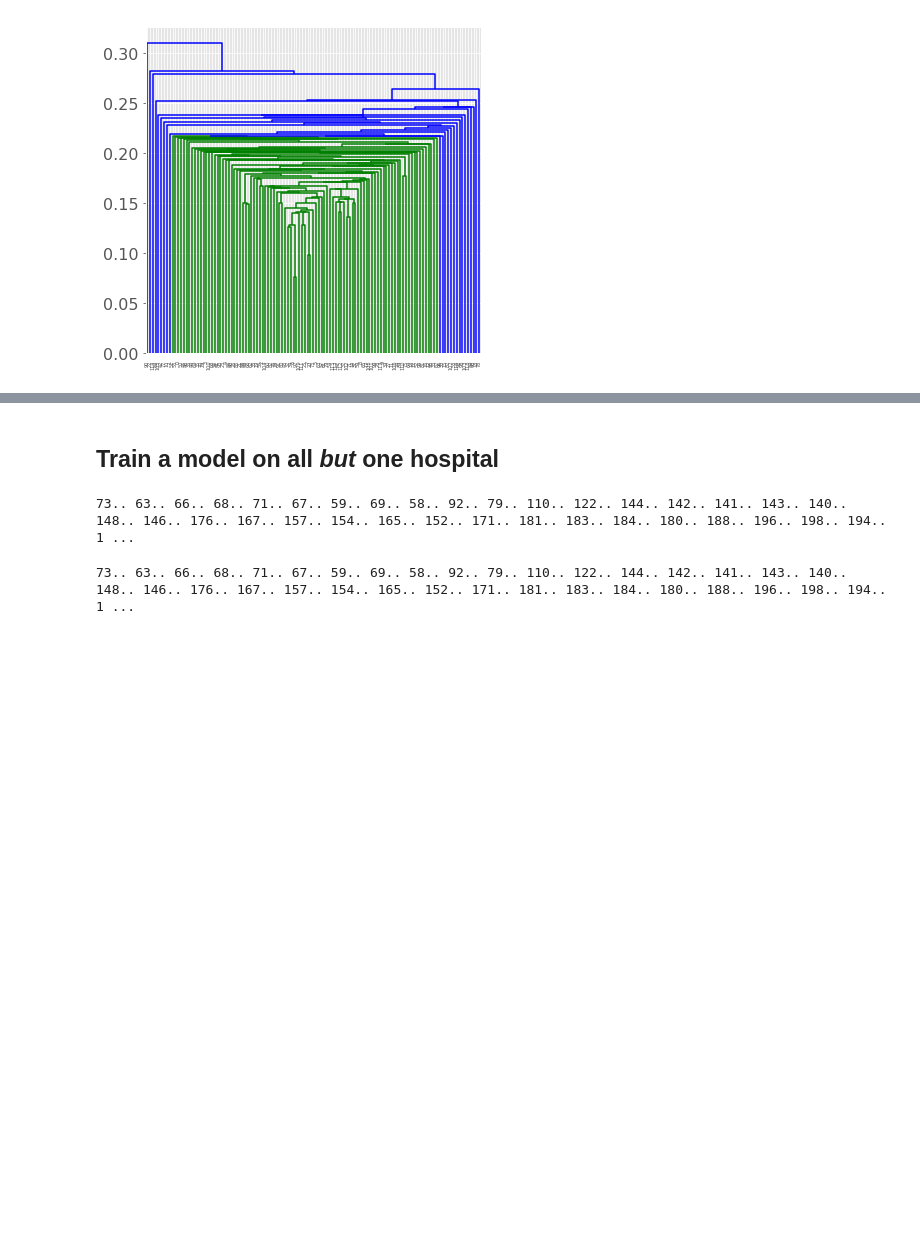
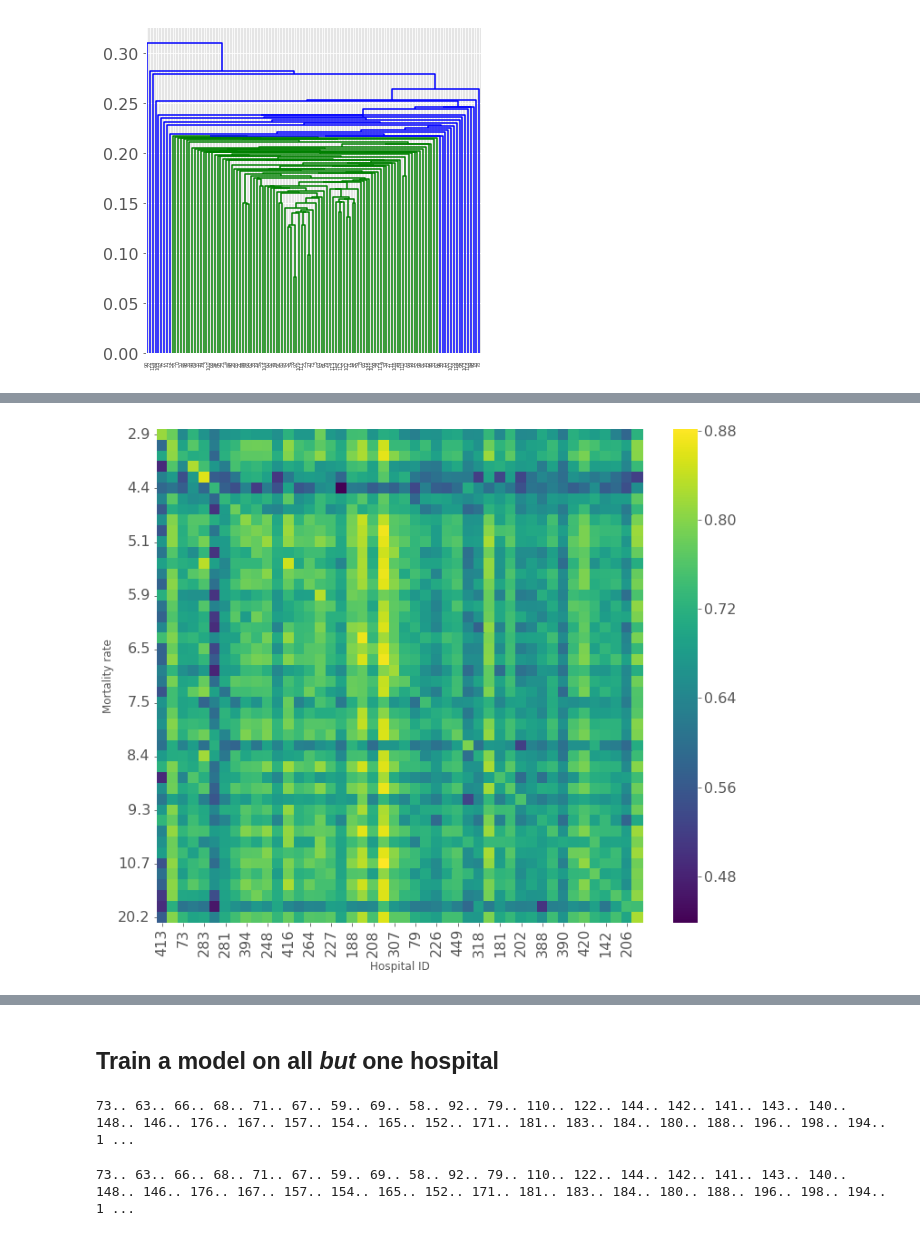
Before and after one commit to alistairewj/icu-model-transfer, a Jupyter notebook: evaluate-model.ipynb, the cells around one changed output, grey strips where cells are left out. Saved outputs shown, nothing was run; the diff lists cells and outputs as text; code cells hidden in the pictures; blank space fills up the shorter version.

```diff
--- a/evaluate-model.ipynb
+++ b/evaluate-model.ipynb
@@ -358,0 +418,17 @@ sns.clustermap(perf)
+# %%
+# decide which hospitals
+hospital_list = df_eicu['hospitalid'].unique()
+
+idxKeep = df_eicu['hospitalid'].value_counts()
+idxKeep = idxKeep[idxKeep>=500]
+print('Keeping {} of {} hospitals with sample size >= 500.'.format(
+    len(idxKeep), len(hospital_list)))
+hospital_list = [h for h in hospital_list if h in idxKeep.index]
+H = len(hospital_list)
+
+# decide which features
+features = ['heartrate_first', 'meanbp_first', 'resprate_first', 'tempc_first',
+            'gcs_first', 'creatinine_first_early',
+            'bilirubin_first_early', 'lactate_first_early',
+            'sodium_first_early', 'platelet_first_early',
+            'wbc_first_early', 'inr_first_early']
@@ -358,0 +471,62 @@ sns.clustermap(perf)
+# %%
+# do not fix any parameters
+print('Base sample sizes.')
+perf = np.zeros([H, H])
+for i, h in enumerate(hospital_list):
+    print('{}..'.format(h), end=' ')
+    mdl = mdls[h]
+    for j, h2 in enumerate(hospital_list):
+        df_test = df_eicu.loc[df_eicu['hospitalid']==h2, :]
+
+        prob = predict_with_model(mdl, df_test, target='death', features=features)
+        p = evaluate_predictions(prob, df_test, target='death')
+
+        perf[i, j] = p['auc']
+
+print('done!')
+
+# turn into dataframe
+perf = pd.DataFrame(perf, columns=hospital_list, index=hospital_list)
+
+# sort the dataframe by mortality rate
+df_eicu_grp = df_eicu.groupby('hospitalid')['death'].mean()
+idxSort = df_eicu_grp.sort_values()
+idxSort = [x for x in idxSort.index if x in hospital_list]
+
+perf = perf.loc[idxSort, :]
+perf = perf[idxSort]
+
+print('Fixed sample sizes.')
+perf_fixed = np.zeros([H, H])
+for i, h in enumerate(hospital_list):
+    print('{}..'.format(h), end=' ')
+    mdl = mdls_fixed[h]
+    for j, h2 in enumerate(hospital_list):
+        if i==j:
+            # we have already computed this above
+            perf_fixed[i, j] = auc_fixed[h]
+            continue
+
+        df_test = df_eicu.loc[df_eicu['hospitalid']==h2, :]
+        idxKeep = np.random.permutation(df_test.shape[0])
+        df_test = df_test.iloc[idxKeep[0:500], :]
+
+        prob = predict_with_model(mdl, df_test, target='death', features=features)
+        p = evaluate_predictions(prob, df_test, target='death')
+
+        perf_fixed[i, j] = p['auc']
+
+print('done!')
+
+# turn into dataframe
+perf_fixed = pd.DataFrame(perf_fixed, columns=hospital_list, index=hospital_list)
+
+
+# sort the dataframe by mortality rate
+df_eicu_grp = df_eicu.groupby('hospitalid')['death'].mean()
+idxSort = df_eicu_grp.sort_values()
+idxSort = [x for x in idxSort.index if x in hospital_list]
+
+perf_fixed = perf_fixed.loc[idxSort, :]
+perf_fixed = perf_fixed[idxSort]
+# %% [output]
@@ -358,0 +537 @@ sns.clustermap(perf)
+[figure, added]
```
Also changed, not shown: parts of 35 cells of this notebook.
